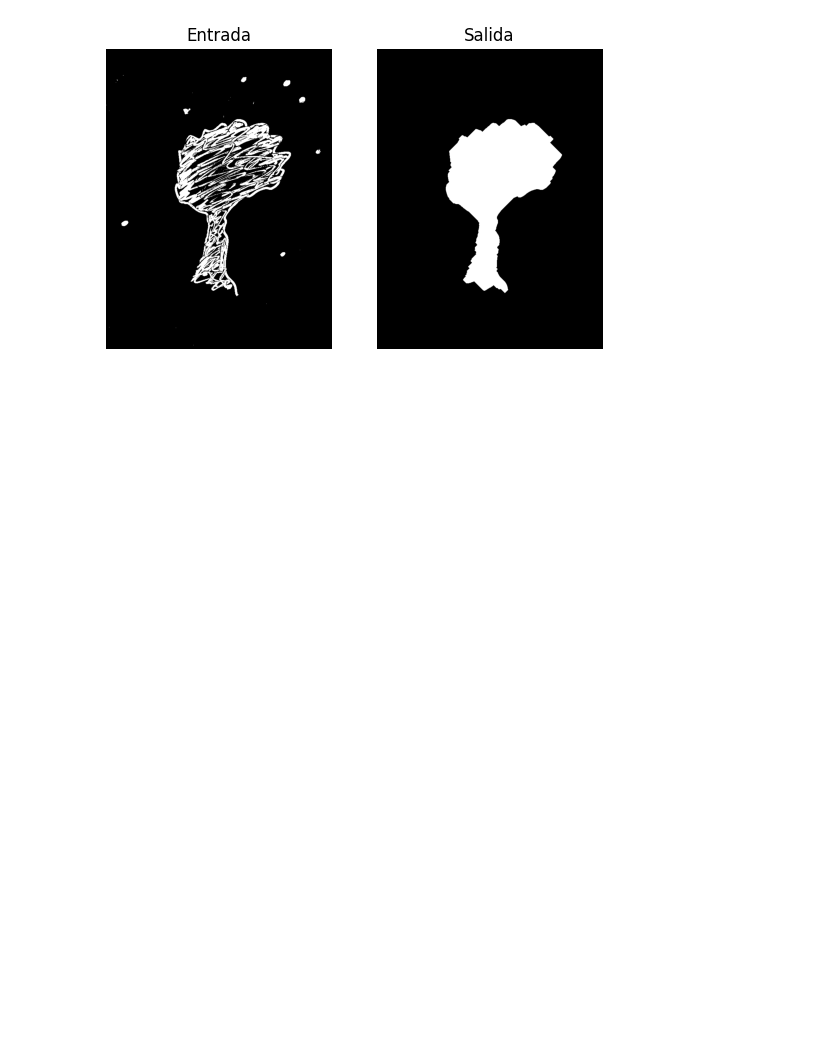
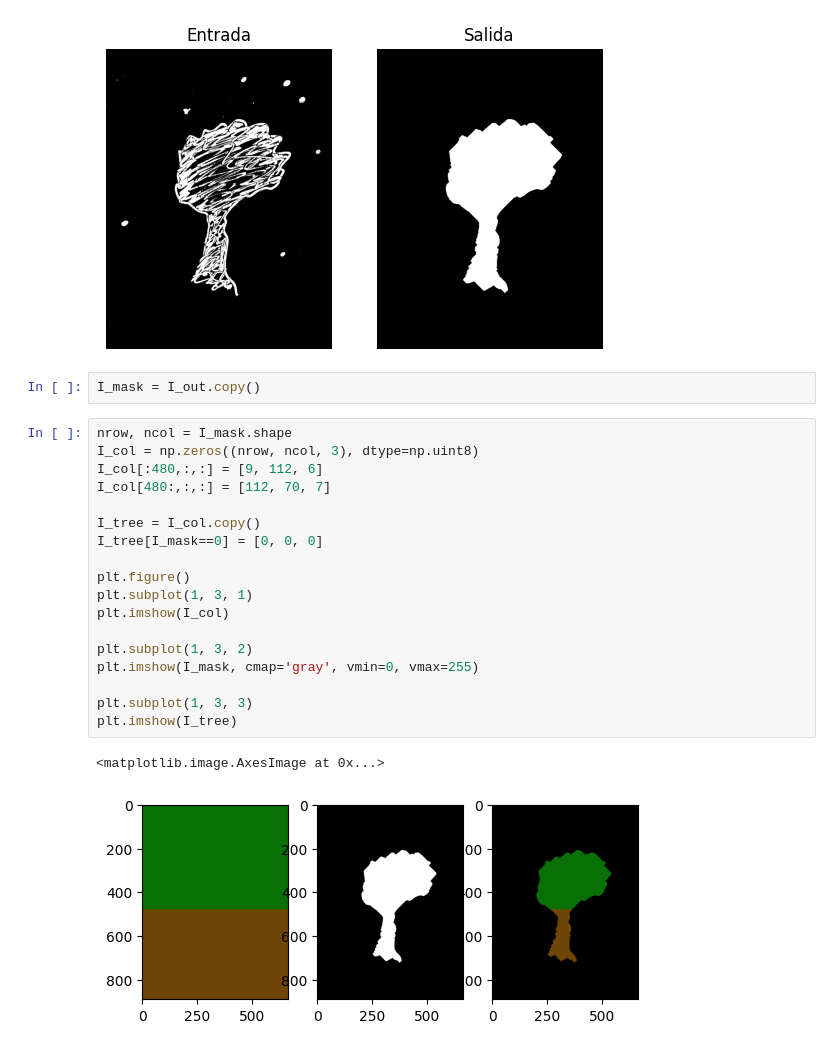
Before and after one commit to vc-2026-ii/vc_convolucion_clase, a Jupyter notebook: cuaderno_op_morf.ipynb, the cells around one changed output. Cells and saved outputs as stored; diff of their text form; blank space fills up the shorter version.

```diff
--- a/cuaderno_op_morf.ipynb
+++ b/cuaderno_op_morf.ipynb
@@ -73,3 +73,26 @@ plt.title("Salida")
 # %% [output]
 Text(0.5, 1.0, 'Salida')
 [figure]
+# %%
+I_mask = I_out.copy()
+# %%
+nrow, ncol = I_mask.shape
+I_col = np.zeros((nrow, ncol, 3), dtype=np.uint8)
+I_col[:480,:,:] = [9, 112, 6]
+I_col[480:,:,:] = [112, 70, 7]
+
+I_tree = I_col.copy()
+I_tree[I_mask==0] = [0, 0, 0]
+
+plt.figure()
+plt.subplot(1, 3, 1)
+plt.imshow(I_col)
+
+plt.subplot(1, 3, 2)
+plt.imshow(I_mask, cmap='gray', vmin=0, vmax=255)
+
+plt.subplot(1, 3, 3)
+plt.imshow(I_tree)
+# %% [output]
+<matplotlib.image.AxesImage at 0x...>
+[figure, added]
```
Also changed, not shown: parts of 5 cells of this notebook, 1 other file.
